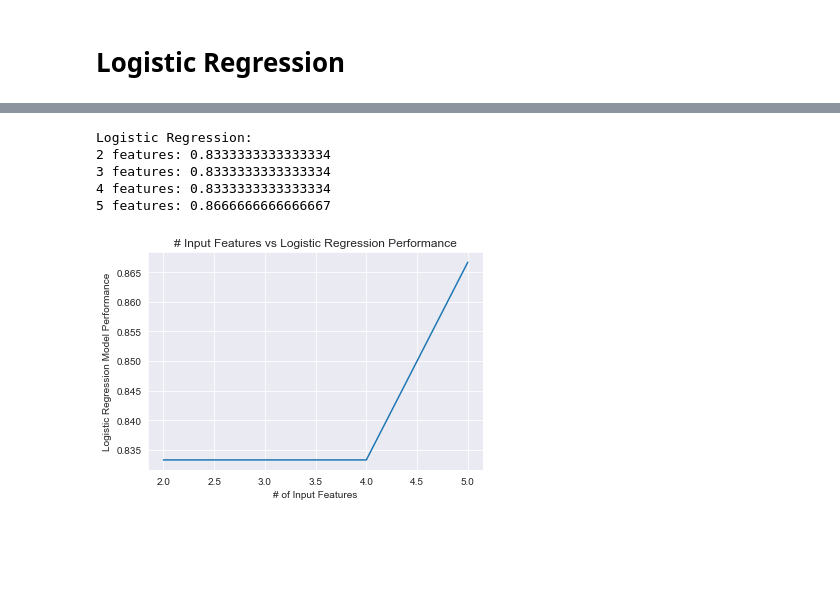
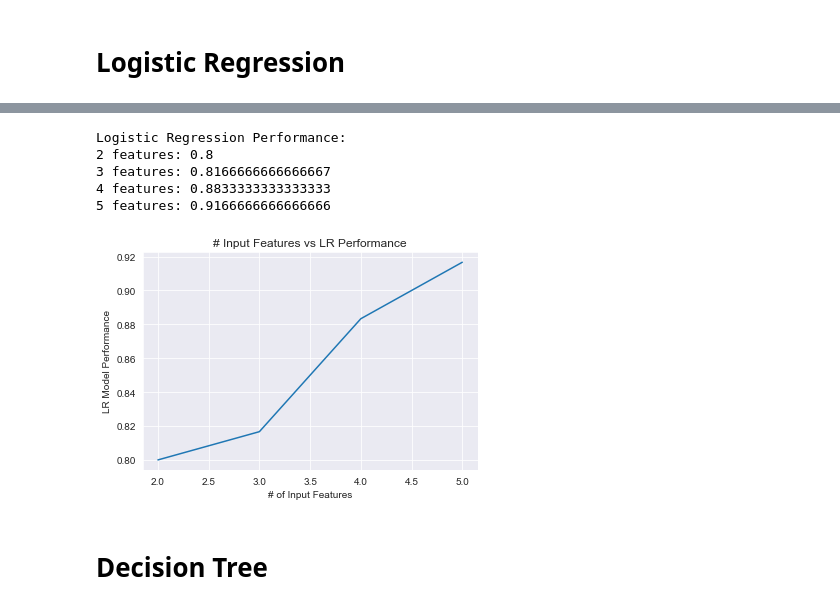
Before and after one commit to keshvim/ml-project, a Jupyter notebook: ml-project.ipynb, the cells around one changed output, grey strips where cells are left out. Cells and saved outputs as stored; diff of their text form; code cells hidden in the pictures; blank space fills up the shorter version.

```diff
--- a/ml-project.ipynb
+++ b/ml-project.ipynb
@@ -484,2 +500,23 @@ QDA Performance:
 # %% [markdown]
 # Logistic Regression
+# %%
+# Hyperparameter Tuning using CV
+lr_estimator = LogisticRegression()
+
+lr_params = [
+    {'penalty' : ['l1', 'l2', 'elasticnet', 'none'],
+    'C' : np.logspace(-4, 4, 20),
+    'solver' : ['lbfgs','newton-cg','liblinear','sag','saga'],
+    'max_iter' : [100, 1000, 2500, 5000],
+     'random_state' : [0]
+    }
+]
+
+clf2 = GridSearchCV(lr_estimator, param_grid = lr_params, cv = 5, verbose=True, n_jobs=-1)
+best_lr_model1 = clf2.fit(train_x[5], train_y[5])
+print('Best penalty:', best_lr_model1.best_estimator_.get_params()['penalty'])
+print('Best C:', best_lr_model1.best_estimator_.get_params()['C'])
+print('Best solver:', best_lr_model1.best_estimator_.get_params()['solver'])
+print('Best max_iter:', best_lr_model1.best_estimator_.get_params()['max_iter'])
+print('')
+print('Mean Accuracy: %.3f' % best_lr_model1.best_score_)
@@ -486,28 +531,23 @@ QDA Performance:
 # %%
-from sklearn.linear_model import LogisticRegression
-logreg_performances = []
+lr_performances = []
 
-print("Logistic Regression:")
+print("Logistic Regression Performance:")
 # Train model
 for i in range(2,6):
-    lr = LogisticRegression(random_state=0).fit(train_x[i], train_y[i])
+    lr = LogisticRegression(**best_lr_model1.best_params_).fit(train_x[i], train_y[i])
 
     # Make predictions
     prediction = lr.predict(test_x[i])
     print(i, "features:", printPerformance(prediction, test_y[i]))
-    logreg_performances.append(printPerformance(prediction, test_y[i]))
+    lr_performances.append(printPerformance(prediction, test_y[i]))
 
-
-plt.figure()
-plt.plot([2, 3, 4, 5], logreg_performances)
-plt.title('# Input Features vs Logistic Regression Performance')
-plt.xlabel('# of Input Features')
-plt.ylabel('Logistic Regression Model Performance')
-plt.show()
+plotPerformances(lr_performances, 'LR')
 # %% [output]
-Logistic Regression:
-2 features: 0.8333333333333334
-3 features: 0.8333333333333334
-4 features: 0.8333333333333334
-5 features: 0.8666666666666667
+Logistic Regression Performance:
+2 features: 0.8
+3 features: 0.8166666666666667
+4 features: 0.8833333333333333
+5 features: 0.9166666666666666
-[figure, old version]
+[figure, new version]
+# %% [markdown]
+# Decision Tree
```
Also changed, not shown: parts of 16 cells of this notebook.
